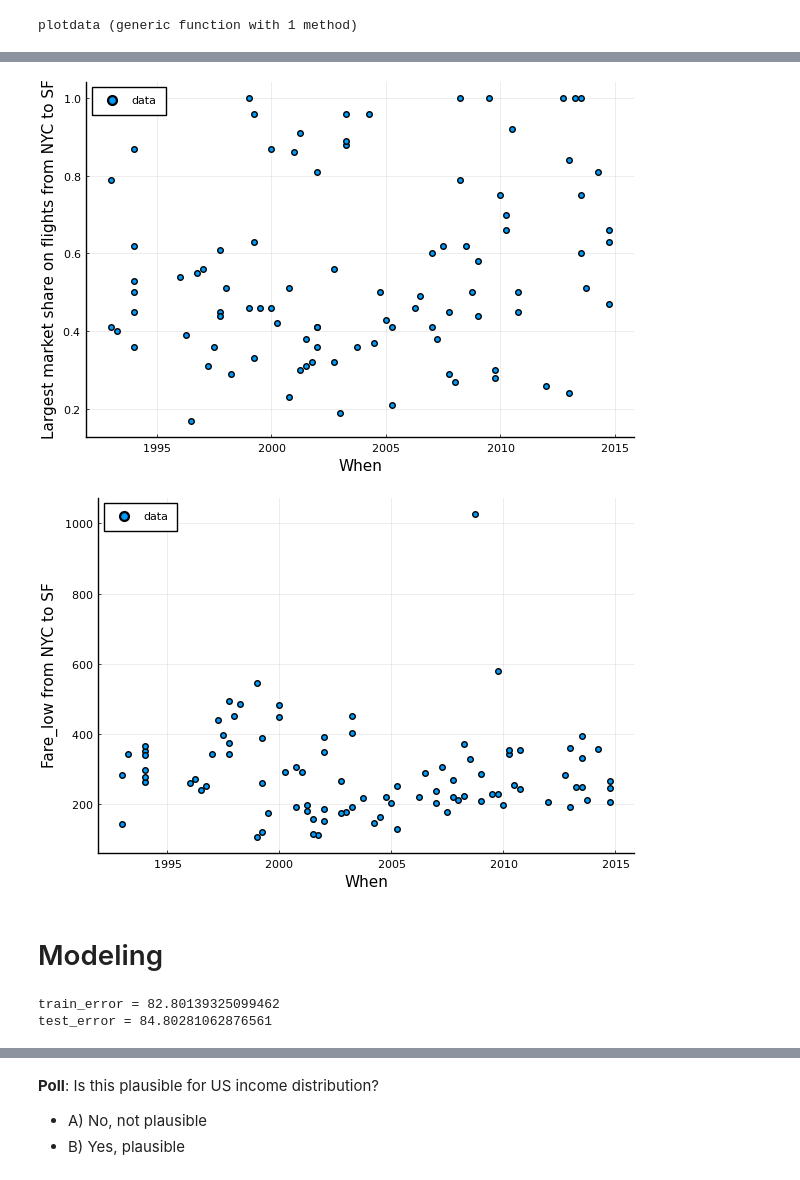
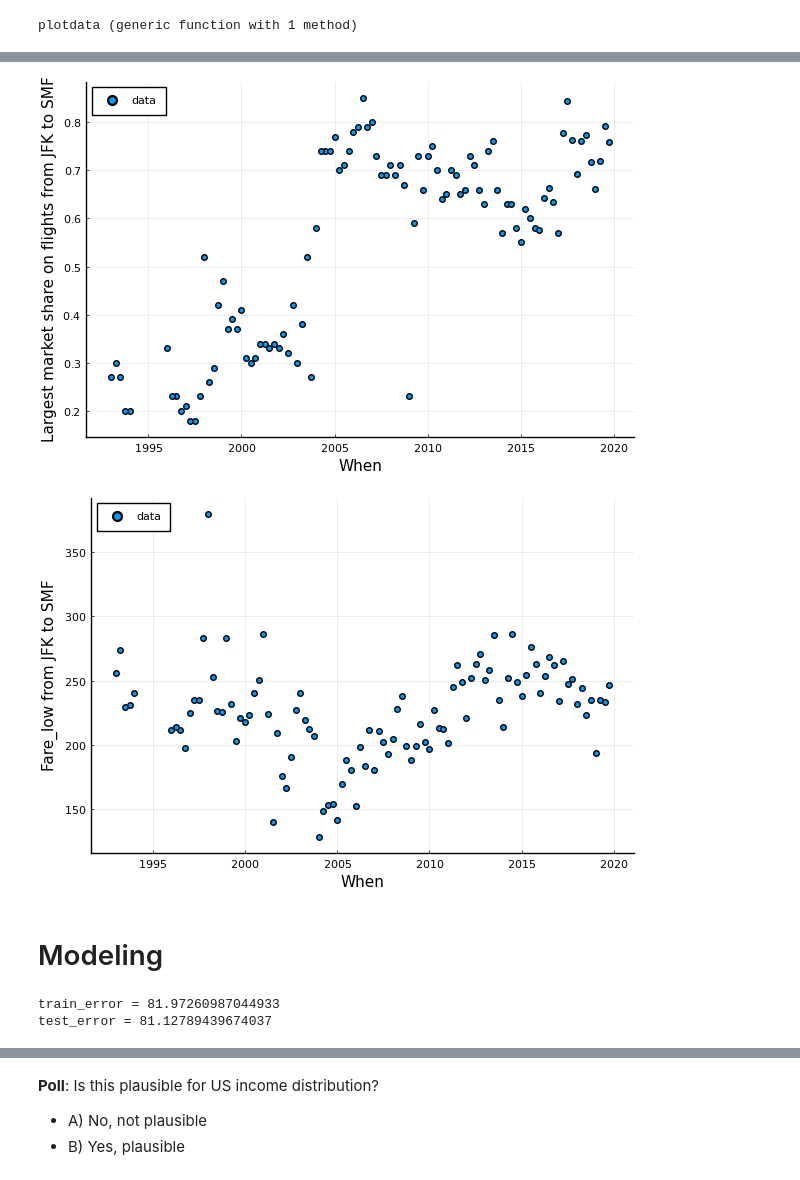
Before and after one commit to apcalam/ORIE4741-Project, a Jupyter notebook: eda.ipynb, the cells around one changed output, grey strips where cells are left out. Cells and saved outputs as stored; diff of their text form; code cells hidden in the pictures.

Commit message:
adding Images for midterm report

```diff
--- a/eda.ipynb
+++ b/eda.ipynb
@@ -46,7 +48,7 @@ Plots.PyPlotBackend()
 # %% [markdown]
 # Load data
 # %%
-acs = CSV.read("Consumer_Airfare_Report__Table_1a_-_All_U.S._Airport_Pair_Markets.csv", limit=10000) # read 10000 rows from the csv
+acs = CSV.read("Consumer_Airfare_Report__Table_1a_-_All_U.S._Airport_Pair_Markets.csv") #, limit=10000) # read 10000 rows from the csv
 head(acs)
 # %% [output]
 6 rows × 23 columns (omitted printing of 17 columns)
@@ -173,9 +174,0 @@ Average fare for the carrier with the largest market share (mean, median, std)
-# %%
-nyc_id = 31703
-sf_id = 32457
-
-from_nyc_idxs = acs[:citymarketid_1].== nyc_id
-to_sf_idxs = acs[:citymarketid_2].== sf_id
-trip_idxs = from_nyc_idxs .& to_sf_idxs
-
-nyc_to_sf = acs[trip_idxs,:]
@@ -201,0 +175,6 @@ nyc_to_sf = acs[trip_idxs,:]
+# %%
+from_nyc_idxs = acs[:airport_1].== "JFK"
+to_sm_idxs = acs[:airport_2].== "SMF"
+trip_idxs = from_nyc_idxs .& to_sf_idxs
+
+nyc_to_sm = acs[trip_idxs,:]
@@ -224,11 +223,11 @@ plotdata(nyc_to_sf[:when], nyc_to_sf[:fare_lg], xlab="When", ylab="Fare_lg from
 # %%
-plotdata(nyc_to_sf[:when], nyc_to_sf[:large_ms], xlab="When", ylab="Largest market share on flights from NYC to SF")
+plotdata(nyc_to_sm[:when], nyc_to_sm[:large_ms], xlab="When", ylab="Largest market share on flights from JFK to SMF")
 # %% [output]
-[figure, old version]
+[figure, new version]
 # %%
-plotdata(nyc_to_sf[:when], nyc_to_sf[:fare_low], xlab="When", ylab="Fare_low from NYC to SF")
+plotdata(nyc_to_sm[:when], nyc_to_sm[:fare_low], xlab="When", ylab="Fare_low from JFK to SMF")
 # %% [output]
-[figure, old version]
+[figure, new version]
 # %% [markdown]
 # Modeling
 # %%
@@ -261,5 +260,5 @@ train_error = sqrt(mean((y_tr - X_tr*w).^2))
 test_error = sqrt(mean((y_te - X_te*w).^2))
 @show test_error;
 # %% [output]
-train_error = 82.80139325099462
-test_error = 84.80281062876561
+train_error = 81.97260987044933
+test_error = 81.12789439674037
```
Also changed, not shown: parts of 17 cells of this notebook, 3 other files.
